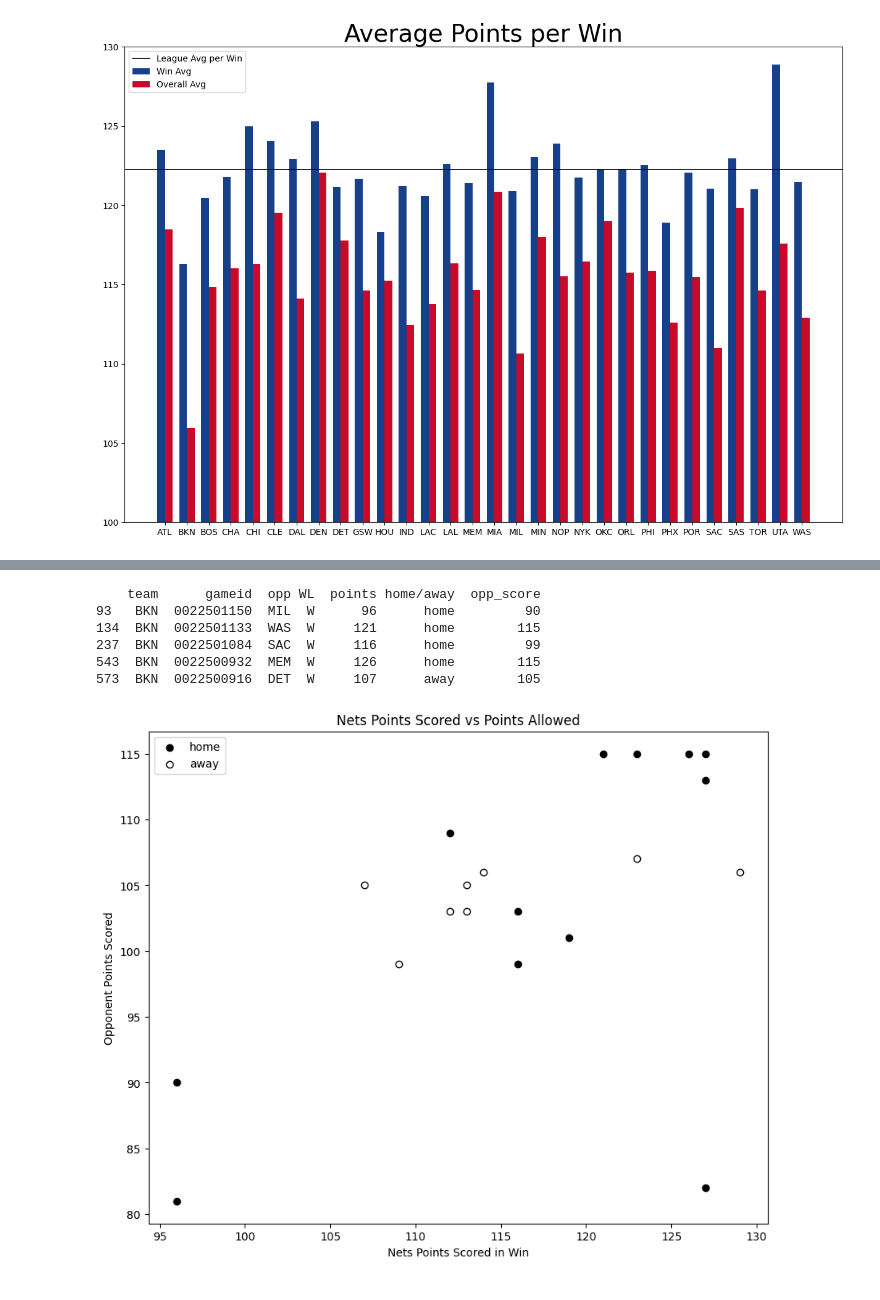
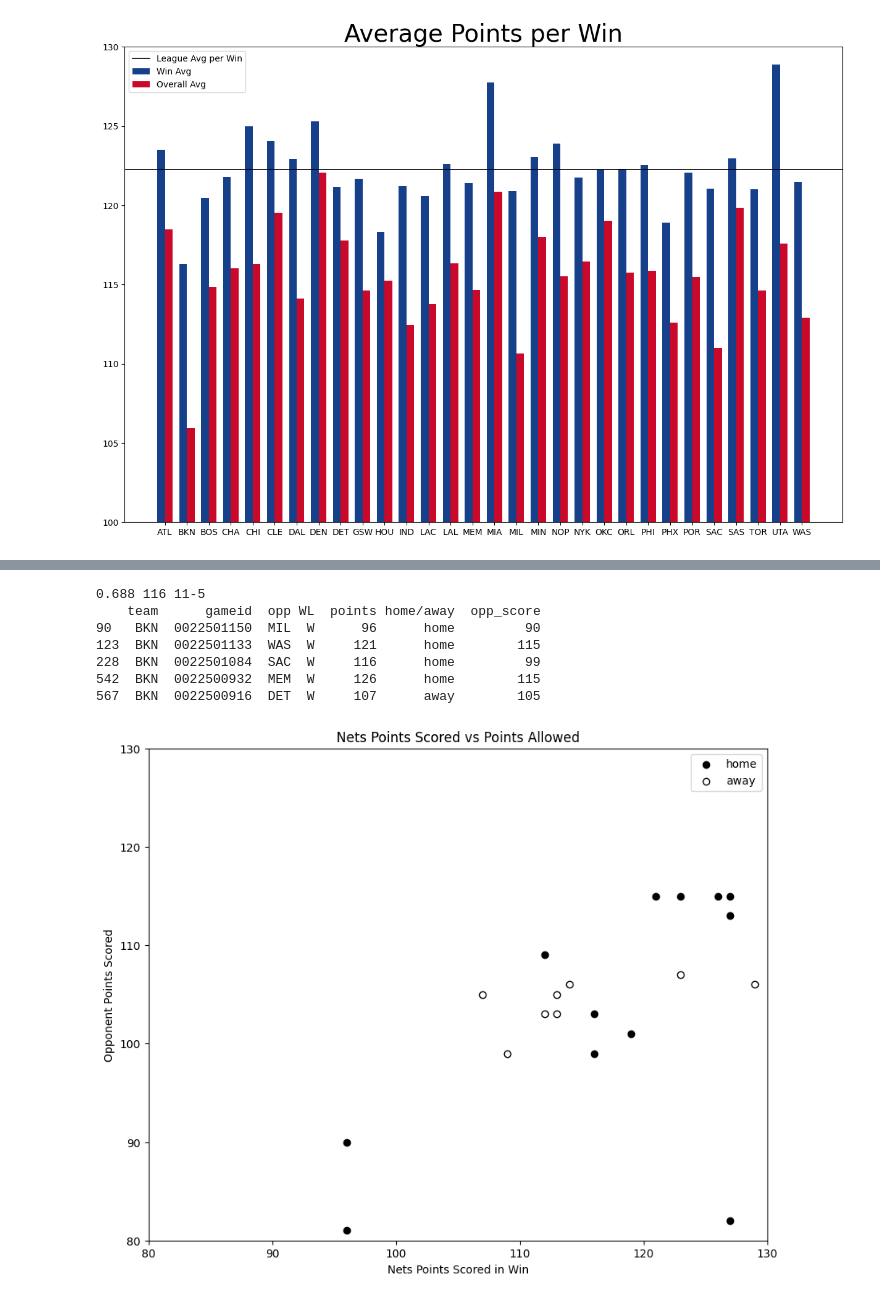
Before and after one commit to wjpericles/nba-data-visuals, a Jupyter notebook: src/02_points_per_win/points_per_win.ipynb, the cells around one changed output, grey strips where cells are left out. Cells and saved outputs as stored; diff of their text form; code cells hidden in the pictures.

```diff
--- a/src/02_points_per_win/points_per_win.ipynb
+++ b/src/02_points_per_win/points_per_win.ipynb
@@ -158,4 +159,18 @@ plt.savefig('plots/points_per_win.png') # save figure off as a .png
 plt.show()
 # %% [output]
 [figure]
+# %%
+from math import floor
+from typing import Tuple
+def win_pct_win_avg(team: str, points_data: pd.DataFrame, ovr_data: pd.DataFrame)->Tuple[float,int,str]:
+    win_avg = points_data.loc[points_data['teams']==team, ['win_points']].values[0][0]
+    avg_floor = floor(win_avg)
+
+    games:pd.DataFrame = ovr_data.loc[(ovr_data['team'] == team) & (ovr_data['points'] >= avg_floor)]
+    games_wins = games.loc[games['WL']=='W']
+    num_wins = len(games_wins['WL'])
+    num_games = len(games['WL'])
+    pct = round(num_wins/num_games, 3)
+    record = f"{num_wins}-{num_games-num_wins}"
+    return pct, avg_floor, record
 # %%
@@ -190,26 +213,34 @@ plt.show()
 # %%
+## FINDING WIN PERCENTAGE AT CERTAIN POINTS
+pct, win_avg, record = win_pct_win_avg('BKN', points_compare, game_stats)
+print(pct, win_avg, record)
+
+## PLOTTING THE DATA
 bkn_wins = game_stats[(game_stats['team']== 'BKN') & (game_stats['WL'] == 'W')]
 print(bkn_wins.head())
 
 bkn_home = bkn_wins[bkn_wins['home/away'] == 'home']
 bkn_away = bkn_wins[bkn_wins['home/away'] == 'away']
 
 
 fig3, ax3 = plt.subplots(figsize =(10, 8))
 # plt.scatter(uta_wins['points'], uta_wins['opp_score'], color=colors)
 scat_home = plt.scatter(bkn_home['points'], bkn_home['opp_score'], color='black')
 scat_away = plt.scatter(bkn_away['points'], bkn_away['opp_score'], color='white', edgecolors='black')
 plt.title('Nets Points Scored vs Points Allowed')
 ax3.set_xlabel("Nets Points Scored in Win")
 ax3.set_ylabel("Opponent Points Scored")
+ax3.set_xlim(80, 130)
+ax3.set_ylim(80, 130)
 plt.legend(['home', 'away'])
 plt.savefig('plots/bkn_wins_scatter') # save figure off as a .png
 plt.show()
 # %% [output]
+0.688 116 11-5
     team      gameid  opp WL  points home/away  opp_score
-93   BKN  0022501150  MIL  W      96      home         90
-134  BKN  0022501133  WAS  W     121      home        115
-237  BKN  0022501084  SAC  W     116      home         99
-543  BKN  0022500932  MEM  W     126      home        115
-573  BKN  0022500916  DET  W     107      away        105
+90   BKN  0022501150  MIL  W      96      home         90
+123  BKN  0022501133  WAS  W     121      home        115
+228  BKN  0022501084  SAC  W     116      home         99
+542  BKN  0022500932  MEM  W     126      home        115
+567  BKN  0022500916  DET  W     107      away        105
-[figure, old version]
+[figure, new version]
```
Also changed, not shown: parts of 6 cells of this notebook, 6 other files.
